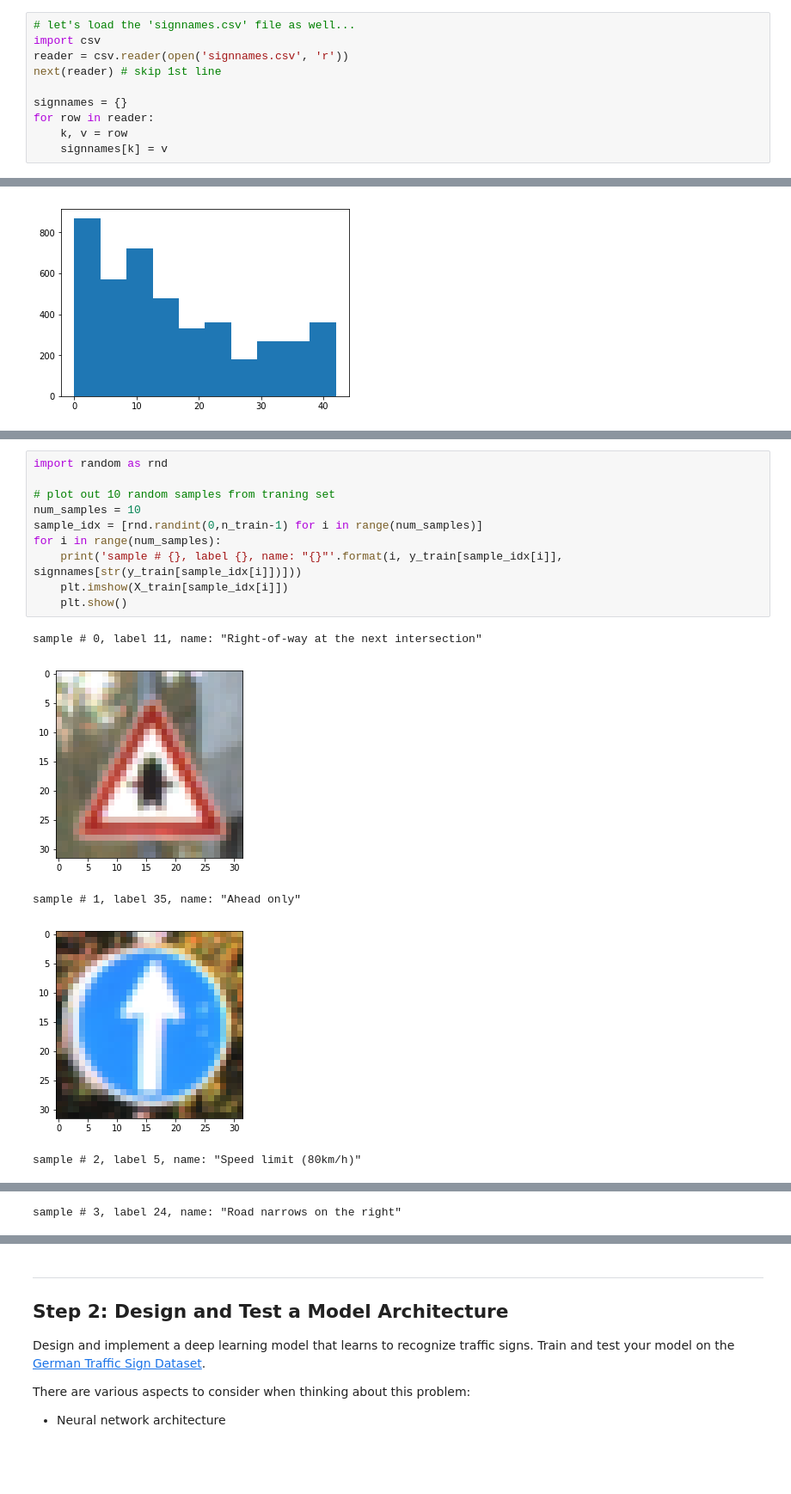
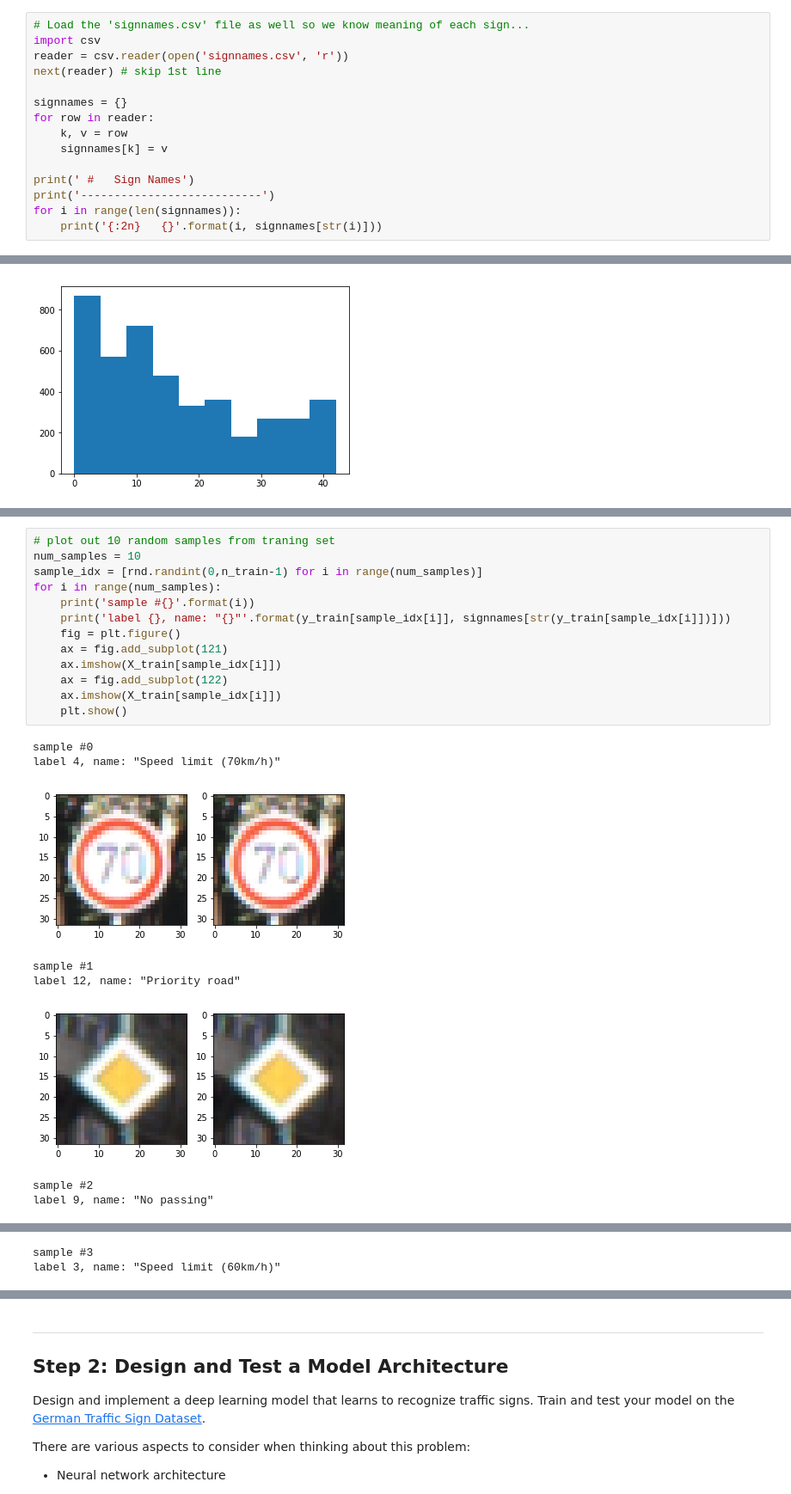
Before and after one commit to AeroGeekDean/CarND-Traffic-Sign-Classifier-Project, a Jupyter notebook: Traffic_Sign_Classifier.ipynb, the cells around one changed output, grey strips where cells are left out. Shown: that part at 86% size. Saved outputs shown, nothing was run; the diff lists cells and outputs as text; blank space fills up the shorter version.

```diff
--- a/Traffic_Sign_Classifier.ipynb
+++ b/Traffic_Sign_Classifier.ipynb
@@ -76,5 +80,5 @@ test: dict_keys(['features', 'coords', 'labels', 'sizes'])
 # %%
-# let's load the 'signnames.csv' file as well...
+# Load the 'signnames.csv' file as well so we know meaning of each sign...
 import csv
 reader = csv.reader(open('signnames.csv', 'r'))
 next(reader) # skip 1st line
@@ -83,3 +87,8 @@ signnames = {}
 for row in reader:
     k, v = row
     signnames[k] = v
+
+print(' #   Sign Names')
+print('---------------------------')
+for i in range(len(signnames)):
+    print('{:2n}   {}'.format(i, signnames[str(i)]))
@@ -154,16 +183,22 @@ plt.hist(y_valid)
 # %%
-import random as rnd
-
 # plot out 10 random samples from traning set
 num_samples = 10
 sample_idx = [rnd.randint(0,n_train-1) for i in range(num_samples)]
 for i in range(num_samples):
-    print('sample # {}, label {}, name: "{}"'.format(i, y_train[sample_idx[i]], signnames[str(y_train[sample_idx[i]])]))
-    plt.imshow(X_train[sample_idx[i]])
+    print('sample #{}'.format(i))
+    print('label {}, name: "{}"'.format(y_train[sample_idx[i]], signnames[str(y_train[sample_idx[i]])]))
+    fig = plt.figure()
+    ax = fig.add_subplot(121)
+    ax.imshow(X_train[sample_idx[i]])
+    ax = fig.add_subplot(122)
+    ax.imshow(X_train[sample_idx[i]])
     plt.show()
 # %% [output]
-sample # 0, label 11, name: "Right-of-way at the next intersection"
+sample #0
+label 4, name: "Speed limit (70km/h)"
-[figure, old version]
+[figure, new version]
-sample # 1, label 35, name: "Ahead only"
+sample #1
+label 12, name: "Priority road"
-[figure, old version]
+[figure, new version]
-sample # 2, label 5, name: "Speed limit (80km/h)"
+sample #2
+label 9, name: "No passing"
@@ -171 +206,2 @@ sample # 2, label 5, name: "Speed limit (80km/h)"
-sample # 3, label 24, name: "Road narrows on the right"
+sample #3
+label 3, name: "Speed limit (60km/h)"
```
Also changed, not shown: parts of 27 cells of this notebook, 3 other files.
